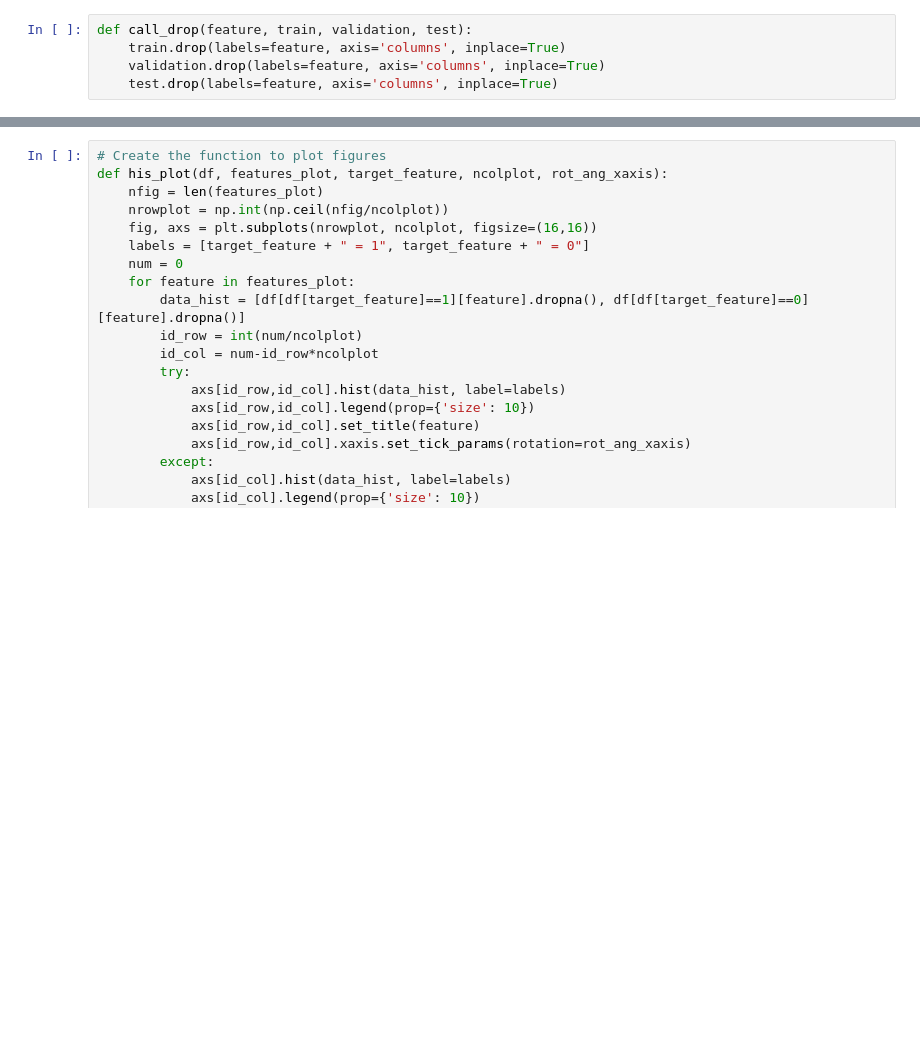
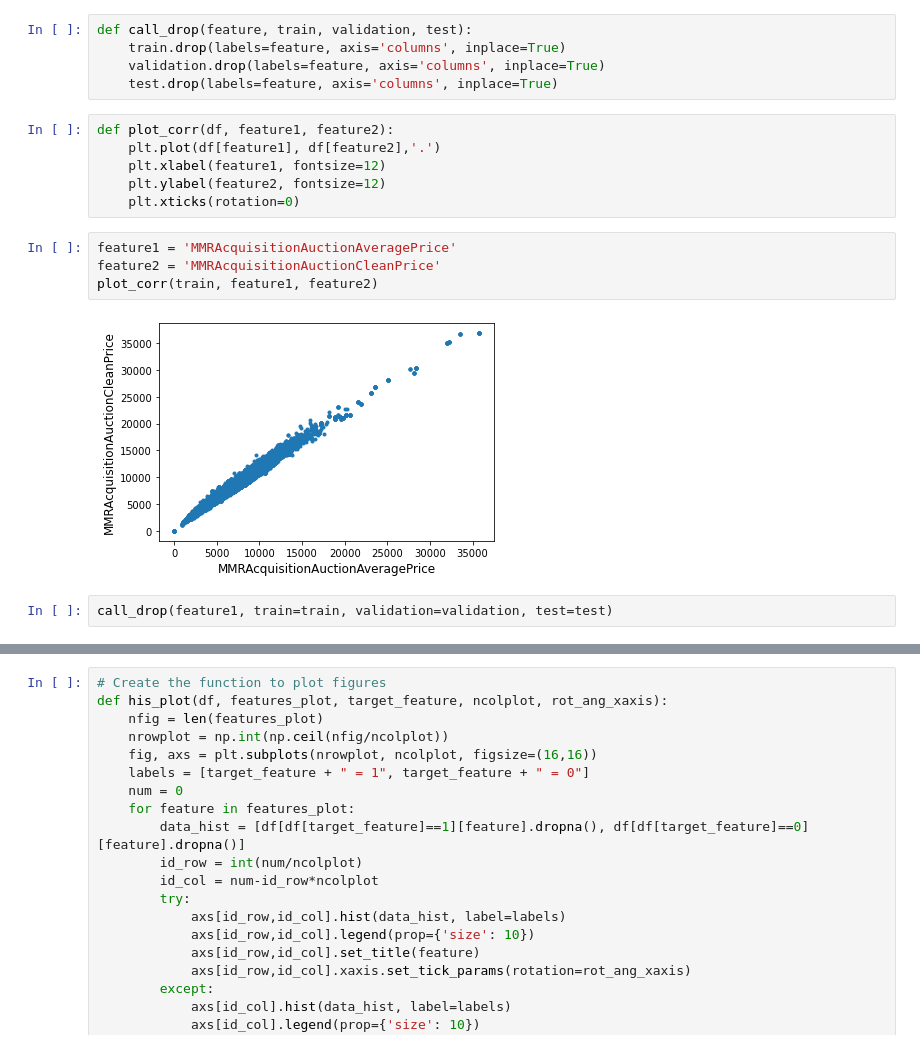
Before and after one commit to pchuy1906/AAA, a Jupyter notebook: Kaggle_Dont_Get_Kicked/Dont_Get_Kicked.ipynb, the cells around one changed output, grey strips where cells are left out. Drawn from its saved outputs; the diff is of its cells as text; blank space fills up the shorter version.

```diff
--- a/Kaggle_Dont_Get_Kicked/Dont_Get_Kicked.ipynb
+++ b/Kaggle_Dont_Get_Kicked/Dont_Get_Kicked.ipynb
@@ -175,3 +175,17 @@ def call_drop(feature, train, validation, test):
     train.drop(labels=feature, axis='columns', inplace=True)
     validation.drop(labels=feature, axis='columns', inplace=True)
     test.drop(labels=feature, axis='columns', inplace=True)
+# %%
+def plot_corr(df, feature1, feature2):
+    plt.plot(df[feature1], df[feature2],'.')
+    plt.xlabel(feature1, fontsize=12)
+    plt.ylabel(feature2, fontsize=12)
+    plt.xticks(rotation=0)
+# %%
+feature1 = 'MMRAcquisitionAuctionAveragePrice'
+feature2 = 'MMRAcquisitionAuctionCleanPrice'
+plot_corr(train, feature1, feature2)
+# %% [output]
+[figure, added]
+# %%
+call_drop(feature1, train=train, validation=validation, test=test)
```
Also changed, not shown: parts of 22 cells of this notebook, 1 other file.
